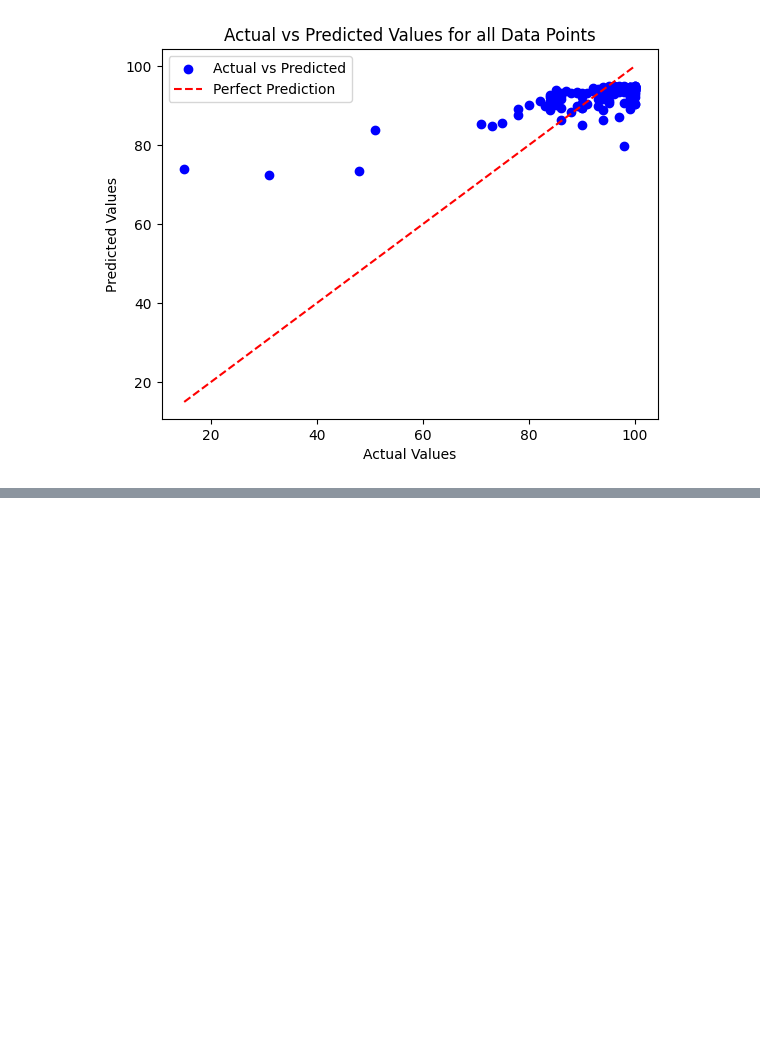
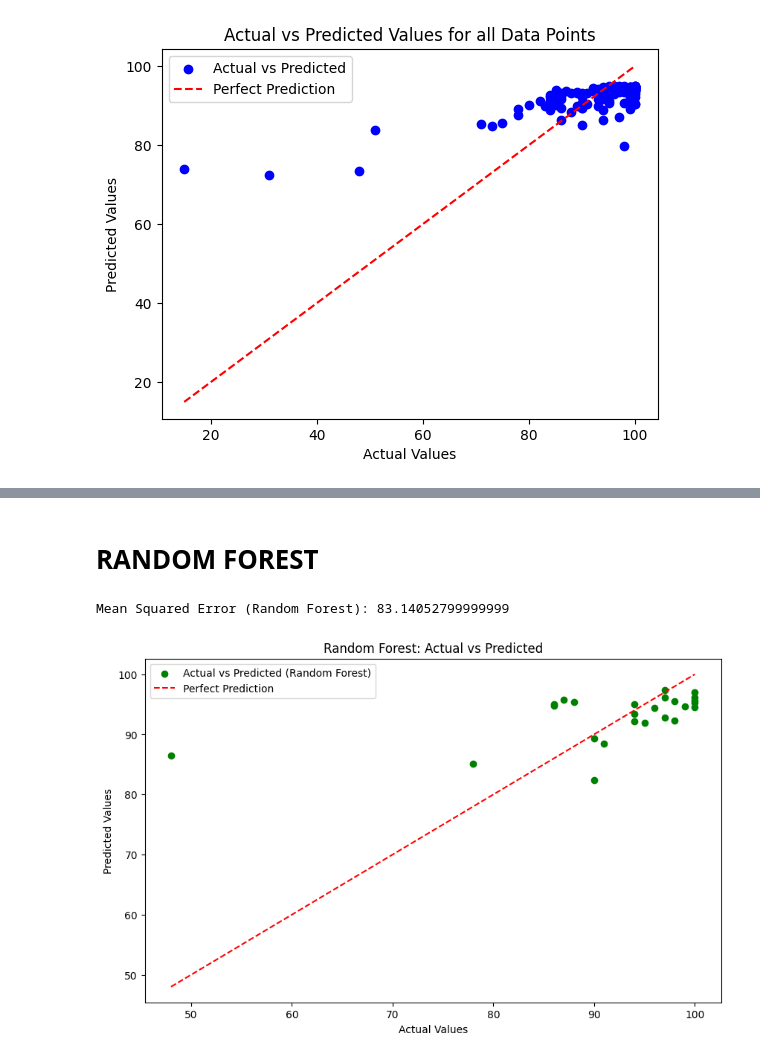
Before and after one commit to nusret35/cs412-project, a Jupyter notebook: cs412_code_base.ipynb, the cells around one changed output, grey strips where cells are left out. Drawn from its saved outputs; the diff is of its cells as text; code cells hidden in the pictures; blank space fills up the shorter version.

```diff
--- a/cs412_code_base.ipynb
+++ b/cs412_code_base.ipynb
@@ -1157,0 +1244,37 @@ plt.show()
+# %% [markdown]
+# RANDOM FOREST
+# %%
+from sklearn.ensemble import RandomForestRegressor
+from sklearn.model_selection import train_test_split
+from sklearn.metrics import mean_squared_error
+
+# Assuming 'X' contains your features and 'y' contains the target variable ('grade')
+X_train, X_test, y_train, y_test = train_test_split(X, y, test_size=0.2, random_state=42)
+
+
+# Create and train the Random Forest model
+forest_model = RandomForestRegressor()  # Experiment with different values
+
+
+forest_model.fit(X_train, y_train)
+
+# Make predictions on the test set
+predictions_forest = forest_model.predict(X_test)
+
+# Evaluate the Random Forest model
+mse_forest = mean_squared_error(y_test, predictions_forest)
+print(f'Mean Squared Error (Random Forest): {mse_forest}')
+
+# Scatter plot of actual vs predicted values for RandomForest
+plt.figure(figsize=(10, 6))
+plt.scatter(y_test, predictions_forest, color='green', label='Actual vs Predicted (Random Forest)')
+plt.plot([min(y_test), max(y_test)], [min(y_test), max(y_test)], linestyle='--', color='red', label='Perfect Prediction')
+
+plt.title('Random Forest: Actual vs Predicted')
+plt.xlabel('Actual Values')
+plt.ylabel('Predicted Values')
+plt.legend()
+plt.show()
+# %% [output]
+Mean Squared Error (Random Forest): 83.14052799999999
+[figure, added]
```
Also changed, not shown: parts of 9 cells of this notebook.
